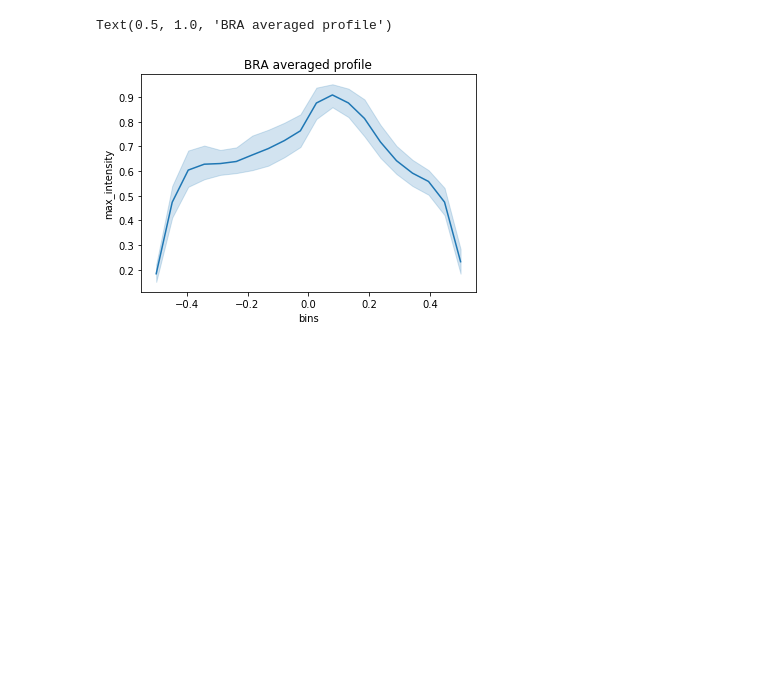
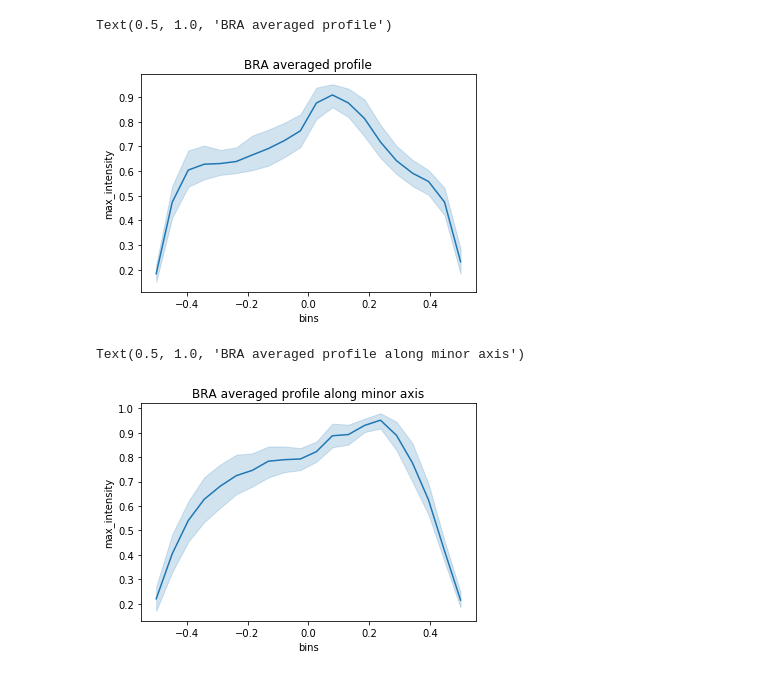
Before and after one commit to aaristov/nd2tools, a Jupyter notebook: segment_AggreWell_BRA.ipynb, the cells around one changed output. Drawn from its saved outputs; the diff is of its cells as text; code cells hidden in the pictures; blank space fills up the shorter version.

Commit message:
add minor axis profile

```diff
--- a/segment_AggreWell_BRA.ipynb
+++ b/segment_AggreWell_BRA.ipynb
@@ -57,7 +58,7 @@ def segment_bf(well, thr=0.2, smooth=10, erode=10, fill=True, plot=False):
         ax[1].imshow(labels)
         multiwell.plt.show()
 
-    return SegmentedImage(well, labels)
+    return labels
 
 def subsample_intensity_profile(values, n_samples=10, sigma=10, plot=False):
     '''
@@ -93,11 +94,15 @@ def orient(curve):
     else:
         return curve
 # %%
-def process_2_colors(stack:dict, min_size=200, bins=20):
+def process_2_colors(stack:dict, min_size=200, bins=20, axis=0):
+    '''
+    axis = 0: profile along major axis
+    axis = 1: profile along minor axis
+    '''
     path, stack = stack.values()
     dapi, bra = stack
     labels = segment_bf(dapi, plot=1)
-    props = multiwell.regionprops(labels.mask, intensity_image=bra)
+    props = multiwell.regionprops(labels, intensity_image=bra)
     profiles = pd.DataFrame()
     prop_index=0
     for p in props:
@@ -113,7 +118,7 @@ def process_2_colors(stack:dict, min_size=200, bins=20):
             )
             multiwell.show(aligned)
             multiwell.plt.show()
-            profile = aligned.max(axis=0)
+            profile = aligned.max(axis=axis)
             binned_profile = subsample_intensity_profile(profile, bins)
             oriented_binned_profile = orient(binned_profile)
             vector = np.linspace(-.5, .5, bins)
@@ -161,3 +166,5 @@ good size 928.7577098448769
 2 regions
 [figure]
 ... (40 outputs left out)
+# %%
+cross_profiles = list(map(partial(process_2_colors, axis=1), reader))
@@ -167,3 +200,9 @@ plt.title('BRA averaged profile')
 # %% [output]
 Text(0.5, 1.0, 'BRA averaged profile')
 [figure]
+# %%
+sns.lineplot(data=pd.concat(cross_profiles), x='bins', y='max_intensity')
+plt.title('BRA averaged profile along minor axis')
+# %% [output]
+Text(0.5, 1.0, 'BRA averaged profile along minor axis')
+[figure, added]
```
Also changed, not shown: parts of 3 cells of this notebook.
